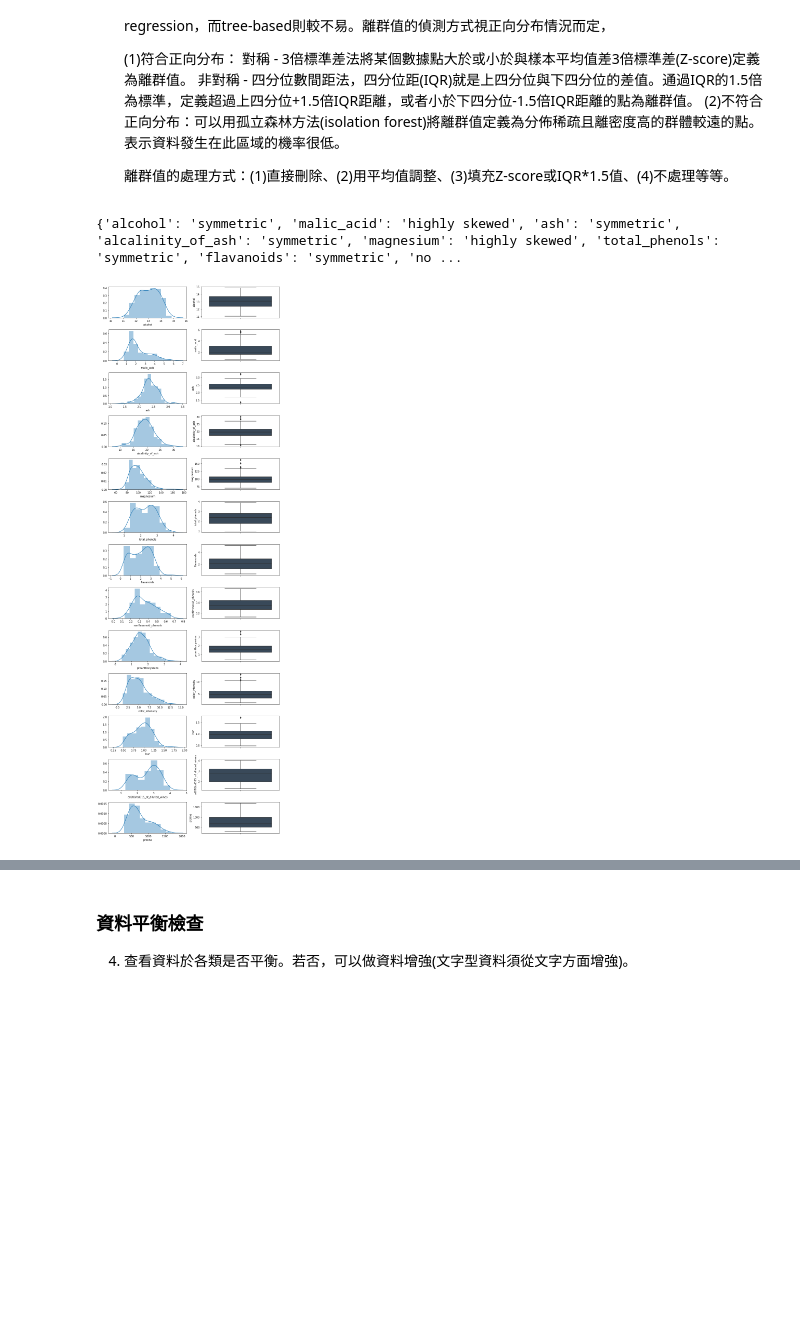
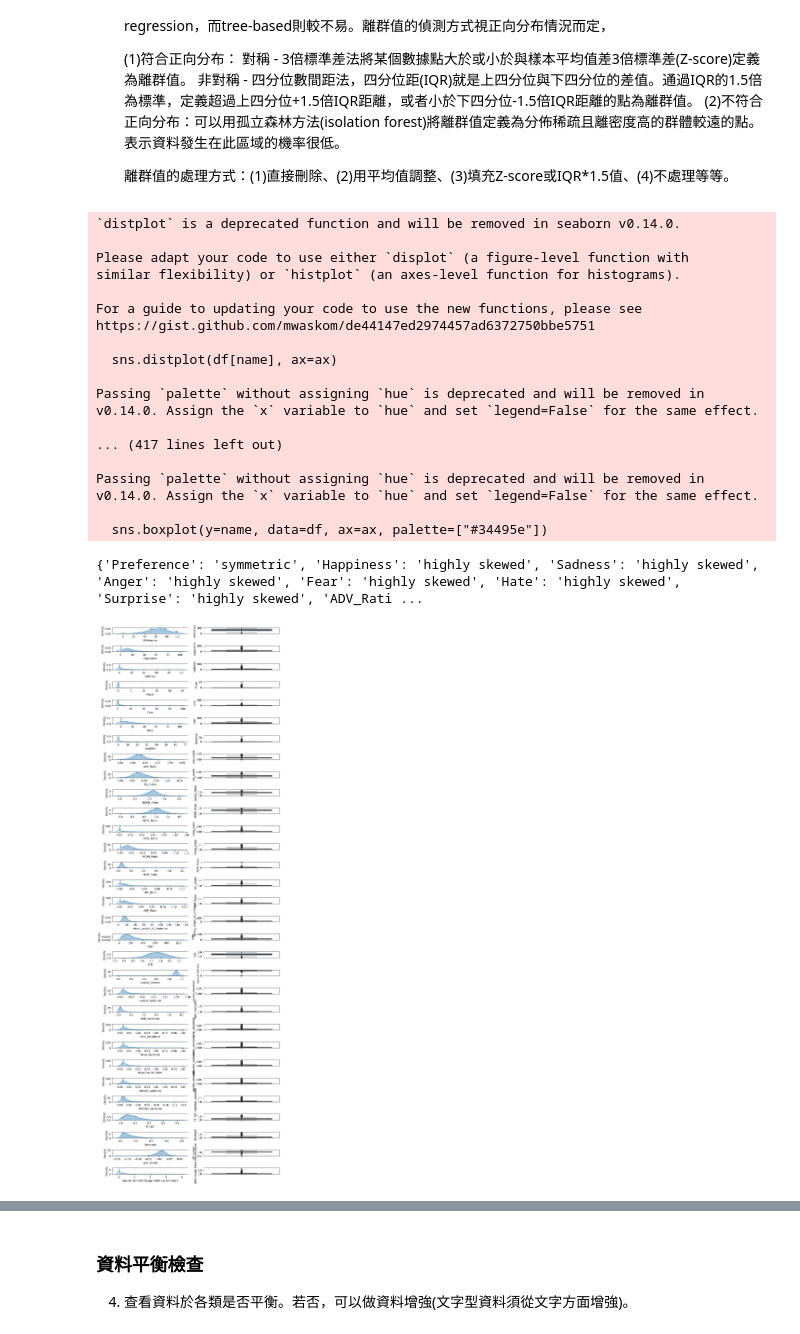
Before and after one commit to KanoWuTW/112-1-NLP-code-comparison, a Jupyter notebook: W11 分類.ipynb, the cells around one changed output, grey strips where cells are left out. Saved outputs shown, nothing was run; the diff lists cells and outputs as text; code cells hidden in the pictures; blank space fills up the shorter version.

```diff
--- a/W11 分類.ipynb
+++ b/W11 分類.ipynb
@@ -8,12 +8,8 @@ import matplotlib.pyplot as plt
 import re
 import numpy as np
 
-## 載入sklearn提供的紅酒分類資料
-wine = datasets.load_wine()
-
 ## 轉成dataframe
-df = pd.DataFrame(data=np.c_[wine['data'], wine['target']],
-                  columns=wine['feature_names']+['target'])
+df = pd.read_excel('Trainset.xlsx')
 
 df
 # %% [output]
@@ -38,3 +34,6 @@ df
 ### 缺失值處理及資料型態轉換
 1. 確認資料是否有缺失值Non-Null Count，此份資料沒有(non-null)。有缺失值有(1)刪掉欄位、(2)刪掉列、(3)補平均值、(5)訓練模型預測該值等等的作法。
 2. 確認各特徵的資料型態是否為可計算的型態(float、integer)，此份資料(Dtype)沒有不可計算的型態(如bool、objects)。如有，是資料內容做轉換。
+# %%
+df.dropna(inplace=True)
+df
@@ -72,41 +69,58 @@ memory usage: 19.6 KB
 from scipy.stats import skew
 
 ## 畫一個由13*2個子圖組成的圖
-fig, axes = plt.subplots(13, 2, figsize=(10,30))
+fig, axes = plt.subplots(31, 2, figsize=(10,30))
 
 ## 因表格最後一欄是類別標註，所以:-1；又因左右都要畫某特徵的相關圖，所以他的名字要被用兩次
-cols2plot = [c for c in df.columns[:-1] for x in range(2)]
+cols2plot = [c for c in df.columns[1:] for x in range(2)]
 ## 空字典裝每個特徵的偏度(skewness)
 cols_skewness = {}
 
 ## 共有26個子圖(ax)，一個特徵要配一張，所以zip起來。又因想要左邊是正向方佈圖，右邊是箱型圖故初始化i=2，
 ## 每次迴圈都加1，偶數時繪正向方佈圖，即在左邊，反之亦然。
 i = 2
 for name, ax in zip(cols2plot, axes.flatten()):
     if i % 2 == 0:
         sns.distplot(df[name], ax=ax)
     else:
         sns.boxplot(y=name, data=df, ax=ax, palette=["#34495e"])
 
     ## 偏度判斷
     if cols_skewness.get(name) is None:
         skewness = round(skew(df[name]), 2)
         if skewness <= -1 or skewness >= 1:
             cols_skewness[name] = "highly skewed"
         elif skewness > -0.5 and skewness < 0.5:
             cols_skewness[name] = "symmetric"
         elif skewness > -1 and skewness < -0.5:
             cols_skewness[name] = "moderately skewed"
         elif skewness > 0.5 and skewness < 1:
             cols_skewness[name] = "moderately skewed"
 
     i += 1
 
 plt.tight_layout()
 print(cols_skewness)
 # %% [output]
-{'alcohol': 'symmetric', 'malic_acid': 'highly skewed', 'ash': 'symmetric', 'alcalinity_of_ash': 'symmetric', 'magnesium': 'highly skewed', 'total_phenols': 'symmetric', 'flavanoids': 'symmetric', 'no ...
+`distplot` is a deprecated function and will be removed in seaborn v0.14.0.
+
+Please adapt your code to use either `displot` (a figure-level function with
+similar flexibility) or `histplot` (an axes-level function for histograms).
+
+For a guide to updating your code to use the new functions, please see
+https://gist.github.com/mwaskom/de44147ed2974457ad6372750bbe5751
+
+  sns.distplot(df[name], ax=ax)
+
+Passing `palette` without assigning `hue` is deprecated and will be removed in v0.14.0. Assign the `x` variable to `hue` and set `legend=False` for the same effect.
+
+... (417 lines left out)
+
+Passing `palette` without assigning `hue` is deprecated and will be removed in v0.14.0. Assign the `x` variable to `hue` and set `legend=False` for the same effect.
+
+  sns.boxplot(y=name, data=df, ax=ax, palette=["#34495e"])
+{'Preference': 'symmetric', 'Happiness': 'highly skewed', 'Sadness': 'highly skewed', 'Anger': 'highly skewed', 'Fear': 'highly skewed', 'Hate': 'highly skewed', 'Surprise': 'highly skewed', 'ADV_Rati ...
-[figure, old version]
+[figure, new version]
 # %%
 ## 自定義離群值處理的函式(針對每個特徵處理)，需輸入:資料dataframe、每個特徵的偏度字典、
 ## 處理方式(trim:刪除；cap:填充Z-score*3(if normally distributed)、或IQR*1.5(if not normally distributed))
```
Also changed, not shown: parts of 36 cells of this notebook.
